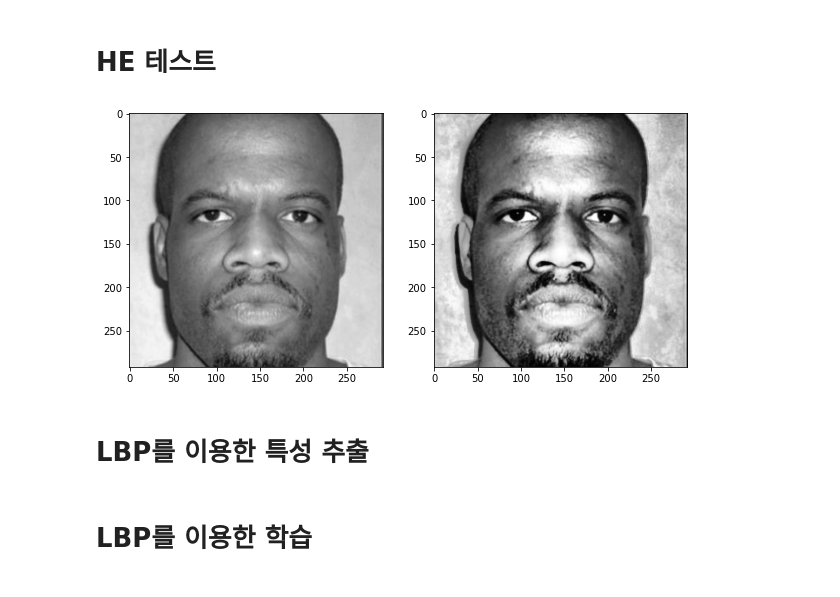
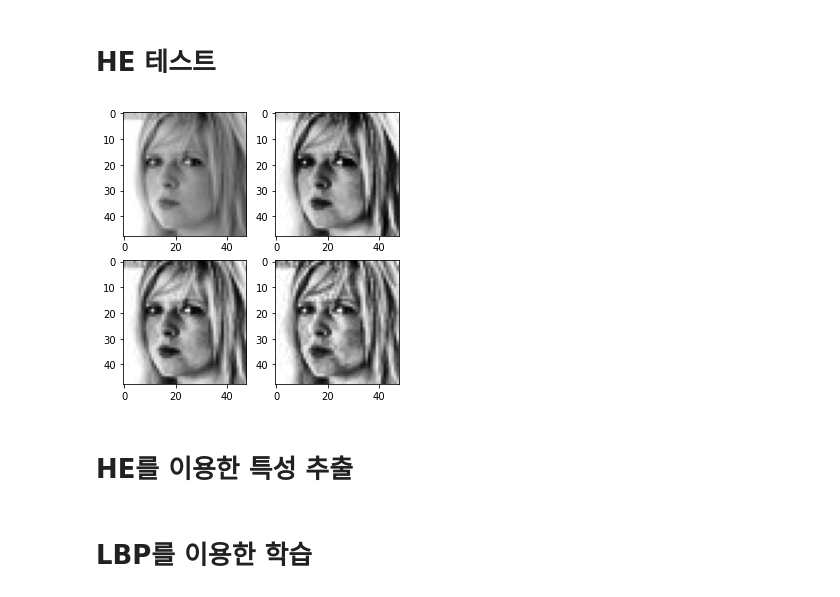
Before and after one commit to 1il1il/TIL, a Jupyter notebook: ai/전공_프로젝트_HE.ipynb, the cells around one changed output. Cells and saved outputs as stored; diff of their text form; code cells hidden in the pictures.

```diff
--- a/ai/전공_프로젝트_HE.ipynb
+++ b/ai/전공_프로젝트_HE.ipynb
@@ -7,22 +8,32 @@ import cv2
 import matplotlib.pyplot as plt
 # %%
-img = cv2.imread("../data/telemoji/train/angry/0000792211b64f6a59bd2d95fee49eabe6373ec1d88f2285bae2ba9b.jpg", 0)
+img = imread("../data/FER2013/train/angry/Training_10316849.jpg")
 
-fig = plt.figure(figsize=(10, 10))
-fig_1 = fig.add_subplot(1,2,1)
-fig_2 = fig.add_subplot(1,2,2)
+fig = plt.figure(figsize=(5, 5))
+fig_1 = fig.add_subplot(2,2,1)
+fig_2 = fig.add_subplot(2,2,2)
+fig_3 = fig.add_subplot(2,2,3)
+fig_4 = fig.add_subplot(2,2,4)
 
 # create a CLAHE object (Arguments are optional).
-clahe = cv2.createCLAHE(clipLimit=5.0, tileGridSize=(4,4))
-cl1 = clahe.apply(img)
+clahe1 = cv2.createCLAHE(clipLimit=5.0, tileGridSize=(2,2))
+cl1 = clahe1.apply(img)
+
+clahe2 = cv2.createCLAHE(clipLimit=5.0, tileGridSize=(4,4))
+cl2 = clahe2.apply(img)
+
+clahe3 = cv2.createCLAHE(clipLimit=5.0, tileGridSize=(8,8))
+cl3 = clahe3.apply(img)
 
 fig_1.imshow(img, cmap='gray')
 fig_2.imshow(cl1, cmap='gray')
+fig_3.imshow(cl2, cmap='gray')
+fig_4.imshow(cl3, cmap='gray')
 plt.show()
 # %% [output]
-[figure, old version]
+[figure, new version]
 # %% [markdown]
-# LBP를 이용한 특성 추출
+# HE를 이용한 특성 추출
 # %%
 import os
 import skimage.feature as feature
```
Also changed, not shown: parts of 7 cells of this notebook, 3 other files.
